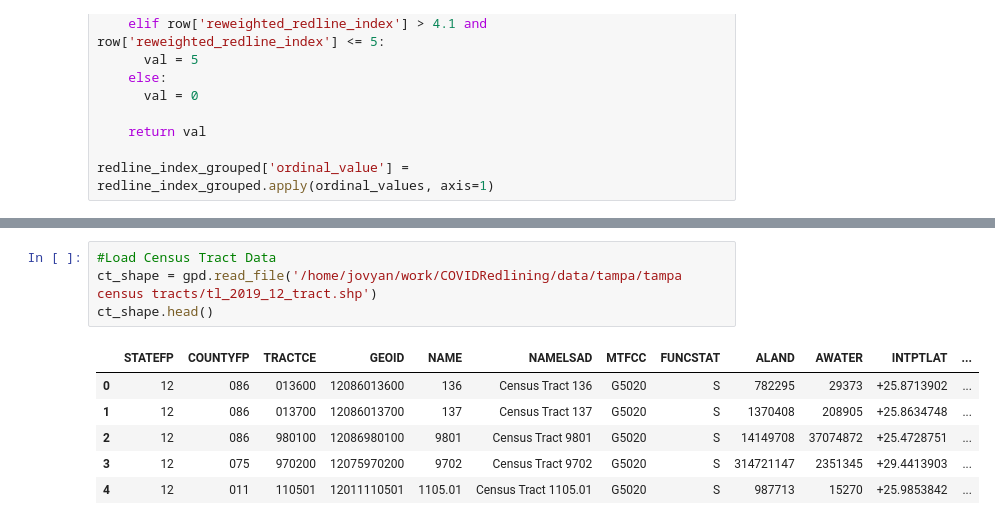
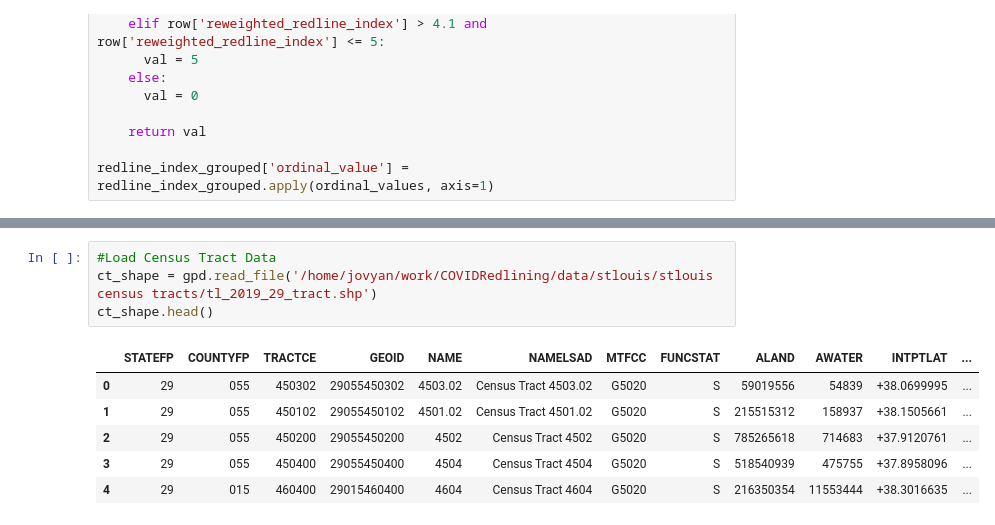
Before and after one commit to mjumbewu/COVIDRedlining, a Jupyter notebook: redline_geoprocess.ipynb, the cells around one changed output, grey strips where cells are left out. Cells and saved outputs as stored; diff of their text form.

```diff
--- a/redline_geoprocess.ipynb
+++ b/redline_geoprocess.ipynb
@@ -150,14 +158,14 @@ redline_index_grouped.head()
 # %%
 #Load Census Tract Data
-ct_shape = gpd.read_file('/home/jovyan/work/COVIDRedlining/data/tampa/tampa census tracts/tl_2019_12_tract.shp')
+ct_shape = gpd.read_file('/home/jovyan/work/COVIDRedlining/data/stlouis/stlouis census tracts/tl_2019_29_tract.shp')
 ct_shape.head()
 # %% [output]
 |  | STATEFP | COUNTYFP | TRACTCE | GEOID | NAME | NAMELSAD | MTFCC | FUNCSTAT | ALAND | AWATER | INTPTLAT | ... |
-| 0 | 12 | 086 | 013600 | 12086013600 | 136 | Census Tract 136 | G5020 | S | 782295 | 29373 | +25.8713902 | ... |
-| 1 | 12 | 086 | 013700 | 12086013700 | 137 | Census Tract 137 | G5020 | S | 1370408 | 208905 | +25.8634748 | ... |
-| 2 | 12 | 086 | 980100 | 12086980100 | 9801 | Census Tract 9801 | G5020 | S | 14149708 | 37074872 | +25.4728751 | ... |
-| 3 | 12 | 075 | 970200 | 12075970200 | 9702 | Census Tract 9702 | G5020 | S | 314721147 | 2351345 | +29.4413903 | ... |
-| 4 | 12 | 011 | 110501 | 12011110501 | 1105.01 | Census Tract 1105.01 | G5020 | S | 987713 | 15270 | +25.9853842 | ... |
+| 0 | 29 | 055 | 450302 | 29055450302 | 4503.02 | Census Tract 4503.02 | G5020 | S | 59019556 | 54839 | +38.0699995 | ... |
+| 1 | 29 | 055 | 450102 | 29055450102 | 4501.02 | Census Tract 4501.02 | G5020 | S | 215515312 | 158937 | +38.1505661 | ... |
+| 2 | 29 | 055 | 450200 | 29055450200 | 4502 | Census Tract 4502 | G5020 | S | 785265618 | 714683 | +37.9120761 | ... |
+| 3 | 29 | 055 | 450400 | 29055450400 | 4504 | Census Tract 4504 | G5020 | S | 518540939 | 475755 | +37.8958096 | ... |
+| 4 | 29 | 015 | 460400 | 29015460400 | 4604 | Census Tract 4604 | G5020 | S | 216350354 | 11553444 | +38.3016635 | ... |
 # %%
 #Converting Census Tract Object Datatype to Float
 ct_shape['GEOID'] = ct_shape['GEOID'].astype(float)
```
Also changed, not shown: parts of 13 cells of this notebook, 31 other files.
